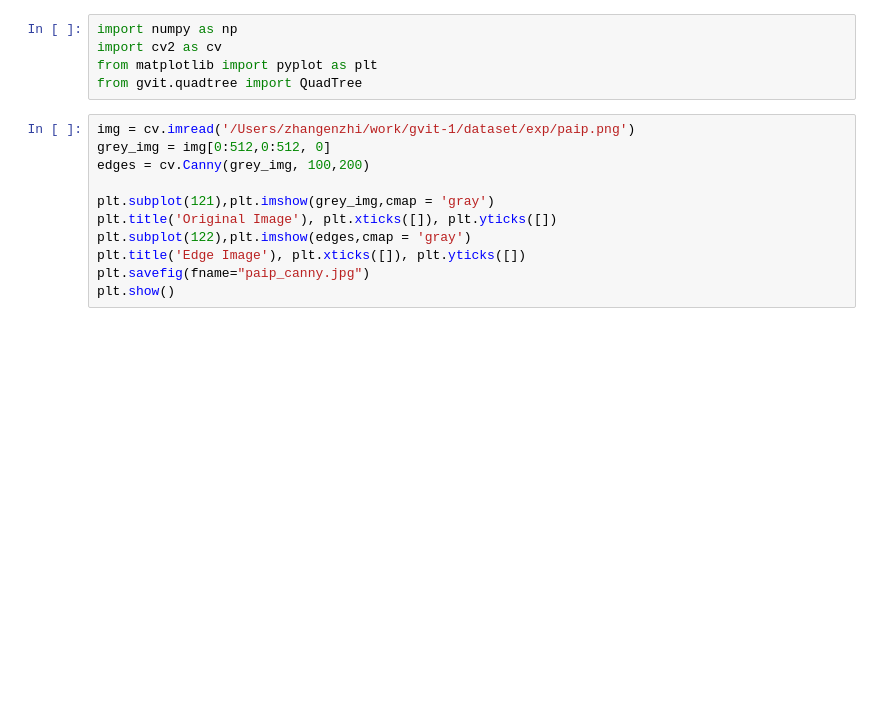
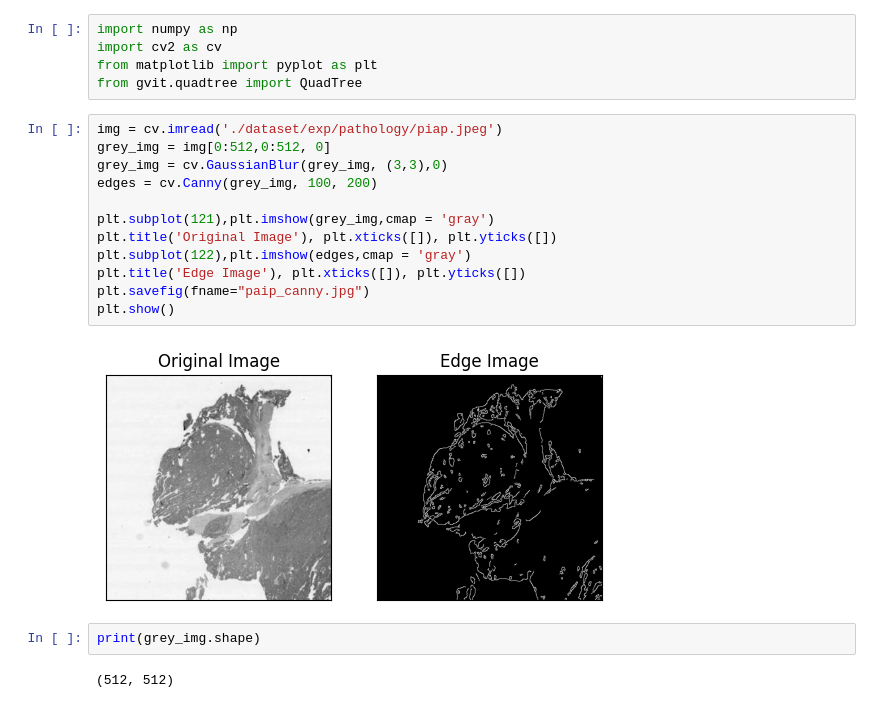
Before and after one commit to zhangenzhi/gvit, a Jupyter notebook: quadtree.ipynb, the cells around one changed output. Cells and saved outputs as stored; diff of their text form; blank space fills up the shorter version.

```diff
--- a/quadtree.ipynb
+++ b/quadtree.ipynb
@@ -4,16 +4,23 @@ import cv2 as cv
 from matplotlib import pyplot as plt
 from gvit.quadtree import QuadTree
 # %%
-img = cv.imread('/Users/zhangenzhi/work/gvit-1/dataset/exp/paip.png')
+img = cv.imread('./dataset/exp/pathology/piap.jpeg')
 grey_img = img[0:512,0:512, 0]
-edges = cv.Canny(grey_img, 100,200)
+grey_img = cv.GaussianBlur(grey_img, (3,3),0)
+edges = cv.Canny(grey_img, 100, 200)
 
 plt.subplot(121),plt.imshow(grey_img,cmap = 'gray')
 plt.title('Original Image'), plt.xticks([]), plt.yticks([])
 plt.subplot(122),plt.imshow(edges,cmap = 'gray')
 plt.title('Edge Image'), plt.xticks([]), plt.yticks([])
 plt.savefig(fname="paip_canny.jpg")
 plt.show()
+# %% [output]
+[figure, added]
+# %%
+print(grey_img.shape)
+# %% [output]
+(512, 512)
 # %%
 fig, ax = plt.subplots()
 ax.imshow(edges, cmap = 'gray')
```
Also changed, not shown: parts of 10 cells of this notebook, 4 other files.
